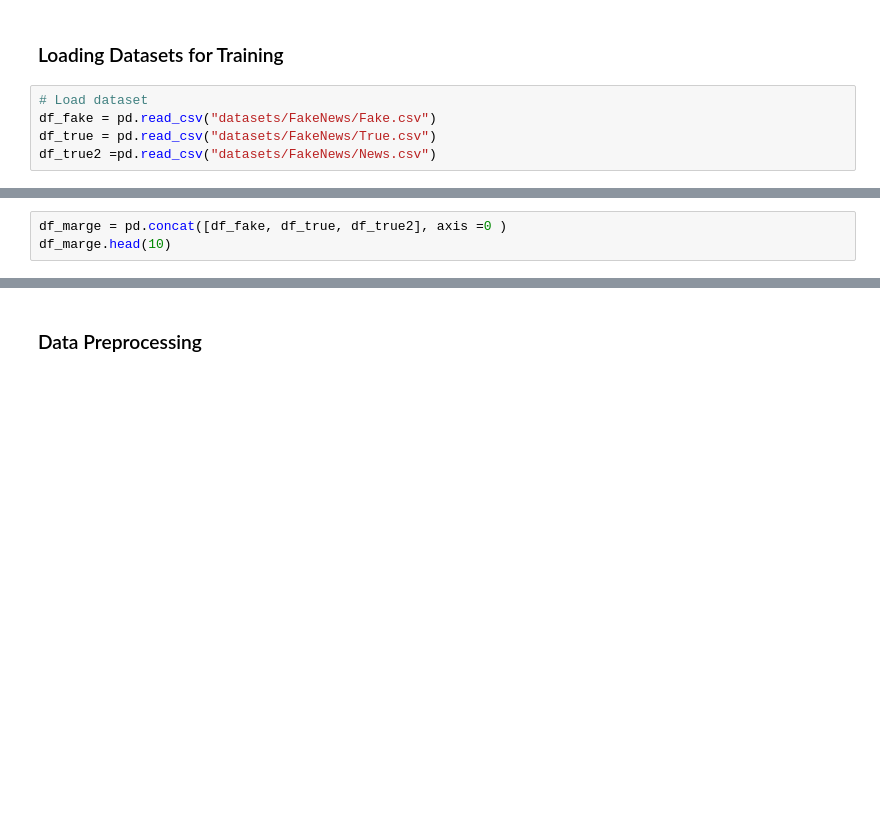
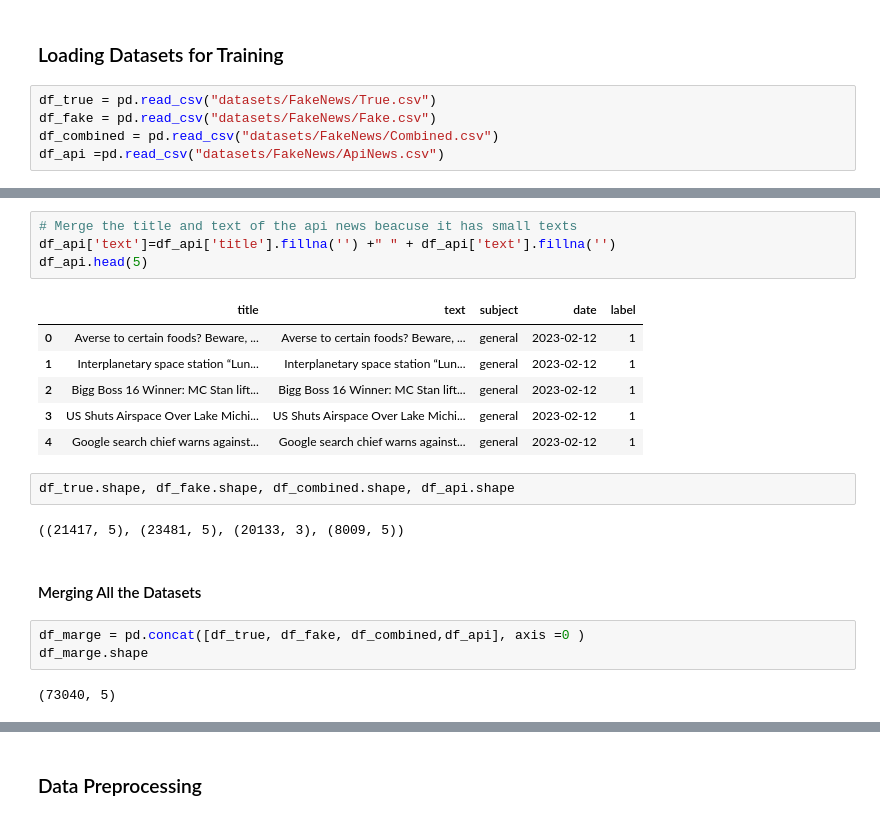
Before and after one commit to Pallo01/Fake-News-And-Hate-Speech-Detection, a Jupyter notebook: fn_modelTraining.ipynb, the cells around one changed output, grey strips where cells are left out. Drawn from its saved outputs; the diff is of its cells as text; blank space fills up the shorter version.

```diff
--- a/fn_modelTraining.ipynb
+++ b/fn_modelTraining.ipynb
@@ -13,10 +12,10 @@ from sklearn.metrics import accuracy_score, confusion_matrix
 # %% [markdown]
 ### Loading Datasets for Training
 # %%
-# Load dataset
+df_true = pd.read_csv("datasets/FakeNews/True.csv")
 df_fake = pd.read_csv("datasets/FakeNews/Fake.csv")
-df_true = pd.read_csv("datasets/FakeNews/True.csv")
-df_true2 =pd.read_csv("datasets/FakeNews/News.csv")
+df_combined = pd.read_csv("datasets/FakeNews/Combined.csv")
+df_api =pd.read_csv("datasets/FakeNews/ApiNews.csv")
 # %%
 #Set the labels as 0 and 1 to fake and real news datasets
 df_fake["label"] = 0
@@ -25,6 +50,25 @@ df_true.head()
+# %%
+# Merge the title and text of the api news beacuse it has small texts
+df_api['text']=df_api['title'].fillna('') +" " + df_api['text'].fillna('')
+df_api.head(5)
+# %% [output]
+|  | title | text | subject | date | label |
+| 0 | Averse to certain foods? Beware, ... | Averse to certain foods? Beware, ... | general | 2023-02-12 | 1 |
+| 1 | Interplanetary space station “Lun... | Interplanetary space station “Lun... | general | 2023-02-12 | 1 |
+| 2 | Bigg Boss 16 Winner: MC Stan lift... | Bigg Boss 16 Winner: MC Stan lift... | general | 2023-02-12 | 1 |
+| 3 | US Shuts Airspace Over Lake Michi... | US Shuts Airspace Over Lake Michi... | general | 2023-02-12 | 1 |
+| 4 | Google search chief warns against... | Google search chief warns against... | general | 2023-02-12 | 1 |
+# %%
+df_true.shape, df_fake.shape, df_combined.shape, df_api.shape
+# %% [output]
+((21417, 5), (23481, 5), (20133, 3), (8009, 5))
+# %% [markdown]
+#### Merging All the Datasets
 # %%
-df_marge = pd.concat([df_fake, df_true, df_true2], axis =0 )
-df_marge.head(10)
+df_marge = pd.concat([df_true, df_fake, df_combined,df_api], axis =0 )
+df_marge.shape
+# %% [output]
+(73040, 5)
 # %%
 # dropping unwanted columns
 df = df_marge.drop(["title", "subject","date"], axis = 1)
```
Also changed, not shown: parts of 30 cells of this notebook, 7 other files.
